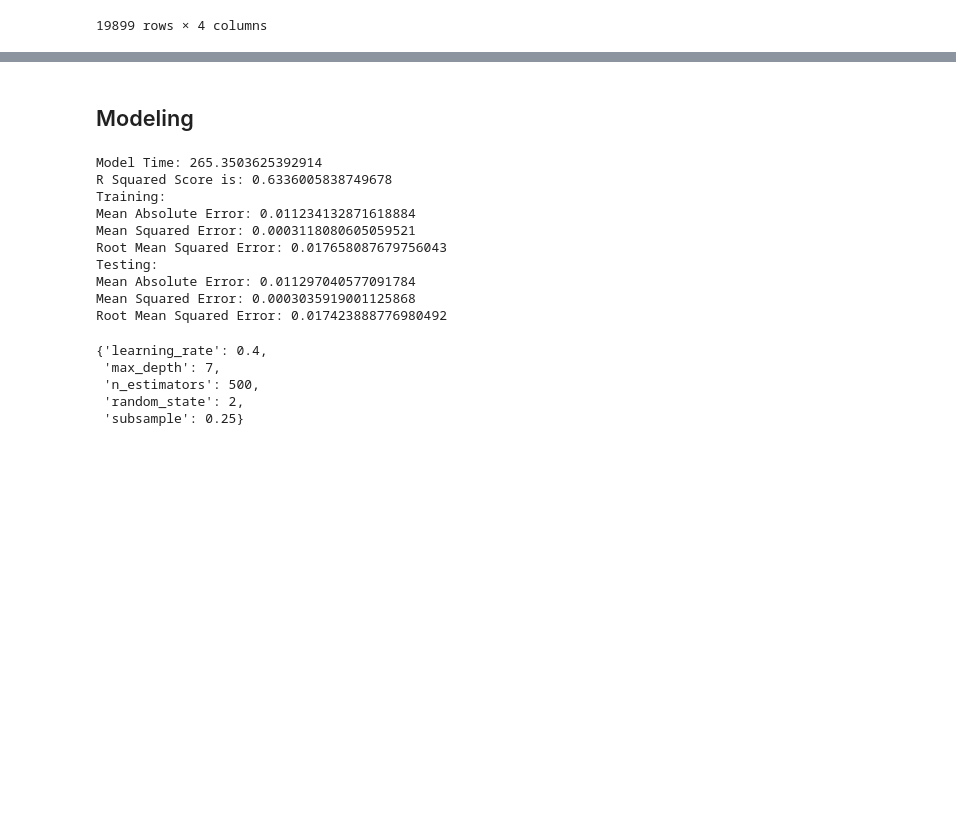
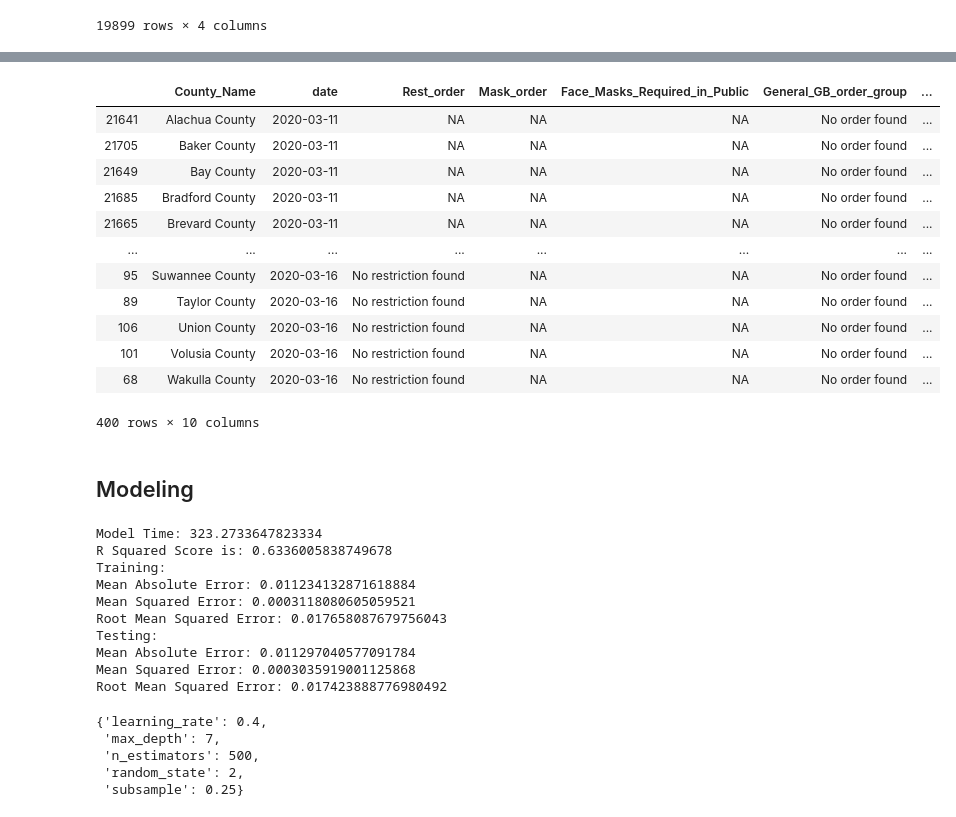
Before and after one commit to newhousem/Capstone_Project, a Jupyter notebook: Jupyter Notebooks/Florida Data Cleaning and Modeling.ipynb, the cells around one changed output, grey strips where cells are left out. Drawn from its saved outputs; the diff is of its cells as text; code cells hidden in the pictures; blank space fills up the shorter version.

```diff
--- a/Florida Data Cleaning and Modeling.ipynb
+++ b/Jupyter Notebooks/Florida Data Cleaning and Modeling.ipynb
@@ -234,6 +250,22 @@ See the caveats in the documentation: http://pandas.pydata.org/pandas-docs/stabl
 21909 rows × 10 columns
 # %%
 finaldfFL.to_csv('Data/Florida_data.csv', index = False)
+# %%
+finaldfFL.head(400)
+# %% [output]
+|  | County_Name | date | Rest_order | Mask_order | Face_Masks_Required_in_Public | General_GB_order_group | ... |
+| 21641 | Alachua County | 2020-03-11 | NA | NA | NA | No order found | ... |
+| 21705 | Baker County | 2020-03-11 | NA | NA | NA | No order found | ... |
+| 21649 | Bay County | 2020-03-11 | NA | NA | NA | No order found | ... |
+| 21685 | Bradford County | 2020-03-11 | NA | NA | NA | No order found | ... |
+| 21665 | Brevard County | 2020-03-11 | NA | NA | NA | No order found | ... |
+| ... | ... | ... | ... | ... | ... | ... | ... |
+| 95 | Suwannee County | 2020-03-16 | No restriction found | NA | NA | No order found | ... |
+| 89 | Taylor County | 2020-03-16 | No restriction found | NA | NA | No order found | ... |
+| 106 | Union County | 2020-03-16 | No restriction found | NA | NA | No order found | ... |
+| 101 | Volusia County | 2020-03-16 | No restriction found | NA | NA | No order found | ... |
+| 68 | Wakulla County | 2020-03-16 | No restriction found | NA | NA | No order found | ... |
+400 rows × 10 columns
 # %% [markdown]
 ## Modeling
 # %%
@@ -267,9 +299,9 @@ search_grid={'n_estimators':[100,200,500],'learning_rate':[.25,.4,.5],'max_depth
 
 GBR_grid=GridSearchCV(estimator=GBR,param_grid=search_grid, scoring = 'neg_mean_squared_error')
 
-evaluator(x_train, y_train, x_test, y_test, GBR_grid)
+#evaluator(x_train, y_train, x_test, y_test, GBR_grid)
 # %% [output]
-Model Time: 265.3503625392914
+Model Time: 323.2733647823334
 R Squared Score is: 0.6336005838749678
 Training:
 Mean Absolute Error: 0.011234132871618884
```
Also changed, not shown: parts of 16 cells of this notebook, 15 other files.
